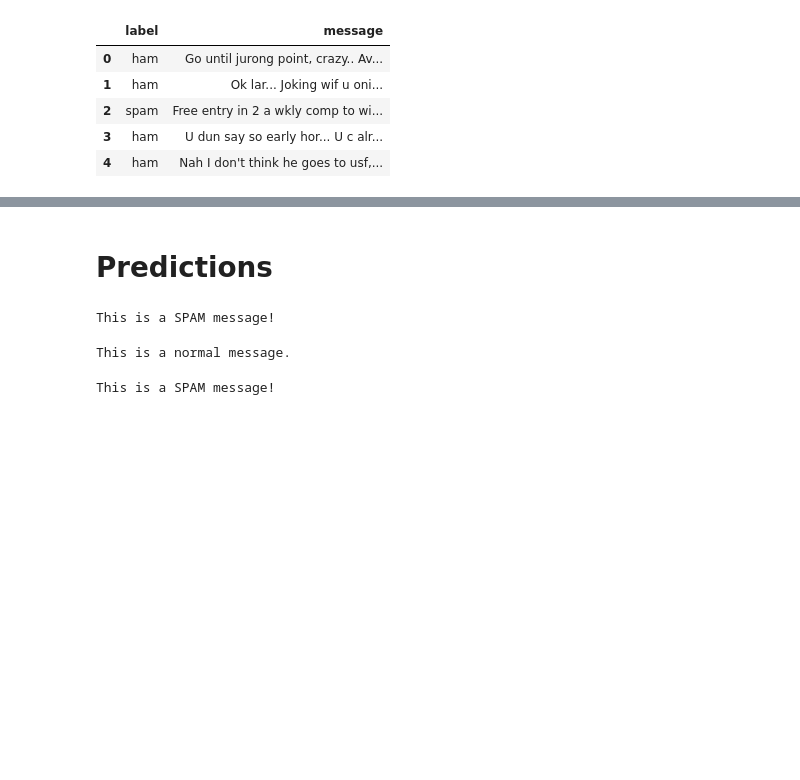
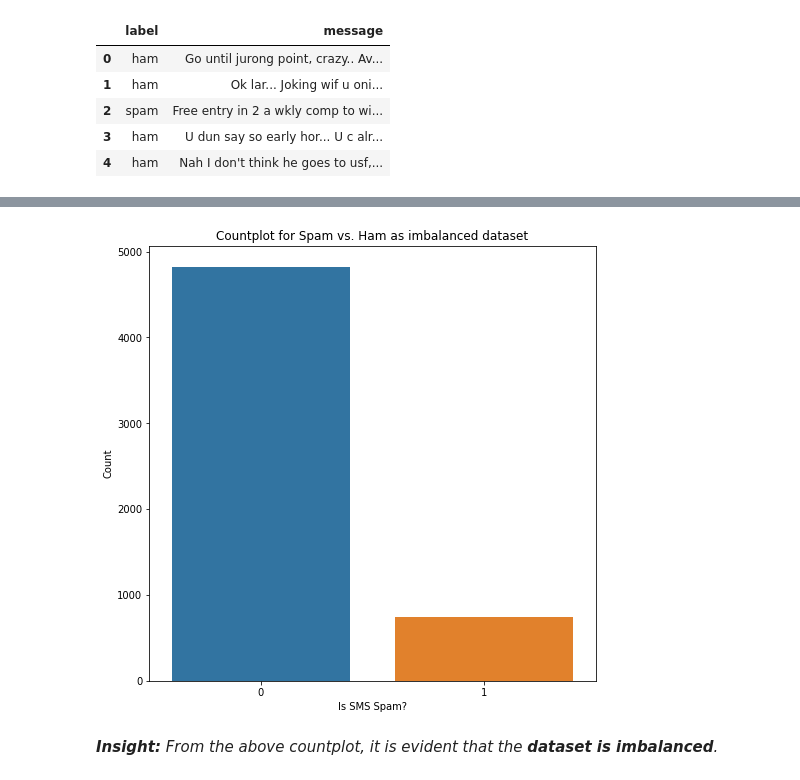
Before and after one commit to anujvyas/Natural-Language-Processing-Projects, a Jupyter notebook: Spam SMS Classification/Spam SMS Classication.ipynb, the cells around one changed output, grey strips where cells are left out. Saved outputs shown, nothing was run; the diff lists cells and outputs as text; code cells hidden in the pictures; blank space fills up the shorter version.

```diff
--- a/Spam SMS Classification/Spam SMS Classication.ipynb
+++ b/Spam SMS Classification/Spam SMS Classication.ipynb
@@ -10,4 +4,4 @@ import numpy as np
 import pandas as pd
 # %%
 # Loading the dataset
-df = pd.read_csv('/content/drive/My Drive/Colab Notebooks/Datasets/SMS Spam Collection', sep='\t', names=['label', 'message'])
+df = pd.read_csv('Spam SMS Collection', sep='\t', names=['label', 'message'])
@@ -32,0 +66,3 @@ df.head()
+# %%
+# Mapping values for label
+df['label'] = df['label'].map({'ham': 0, 'spam': 1})
@@ -190,2 +91,0 @@ MultinomialNB(alpha=0.3, class_prior=None, fit_prior=True)
-# %% [markdown]
-# **Predictions**
@@ -204,30 +92,11 @@ def predict_spam(sample_message):
-# %%
-# Predicting values
-sample_message = 'IMPORTANT - You could be entitled up to £3,160 in compensation from mis-sold PPI on a credit card or loan. Please reply PPI for info or STOP to opt out.'
-
-if predict_spam(sample_message):
-  print('This is a SPAM message!')
-else:
-  print('This is a normal message.')
-# %% [output]
-This is a SPAM message!
-# %%
-# Predicting values
-sample_message = 'Came to think of it. I have never got a spam message before.'
-
-if predict_spam(sample_message):
-  print('This is a SPAM message!')
-else:
-  print('This is a normal message.')
-# %% [output]
-This is a normal message.
-# %%
-# Predicting values
-sample_message = 'You have still not claimed the compensation you are due for the accident you had. To start the process please reply YES. To opt out text STOP.'
-
-if predict_spam(sample_message):
-  print('This is a SPAM message!')
-else:
-  print('This is a normal message.')
-# %% [output]
-This is a SPAM message!
+# %%
+# Countplot for Spam vs. Ham as imbalanced dataset
+plt.figure(figsize=(8,8))
+g = sns.countplot(x='label', data=df)
+p = plt.title('Countplot for Spam vs. Ham as imbalanced dataset')
+p = plt.xlabel('Is SMS Spam?')
+p = plt.ylabel('Count')
+# %% [output]
+[figure, added]
+# %% [markdown]
+_**Insight:** From the above countplot, it is evident that the **dataset is imbalanced**._
```
Also changed, not shown: parts of 71 cells of this notebook.
